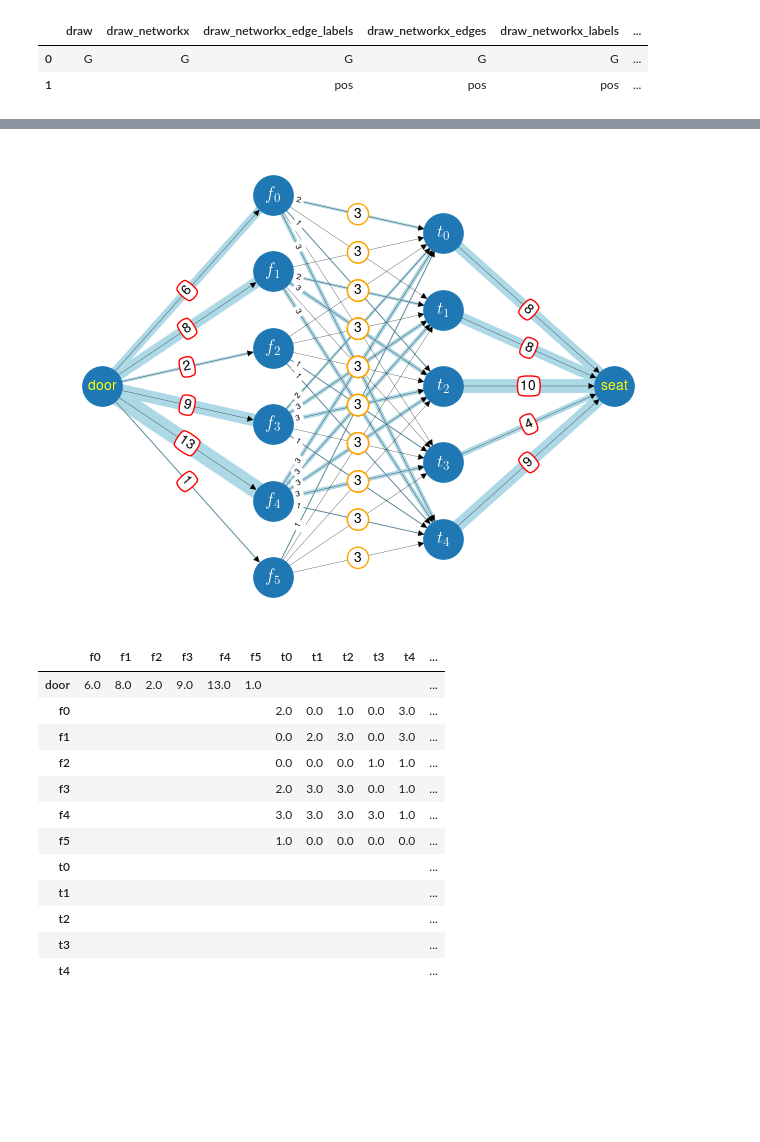
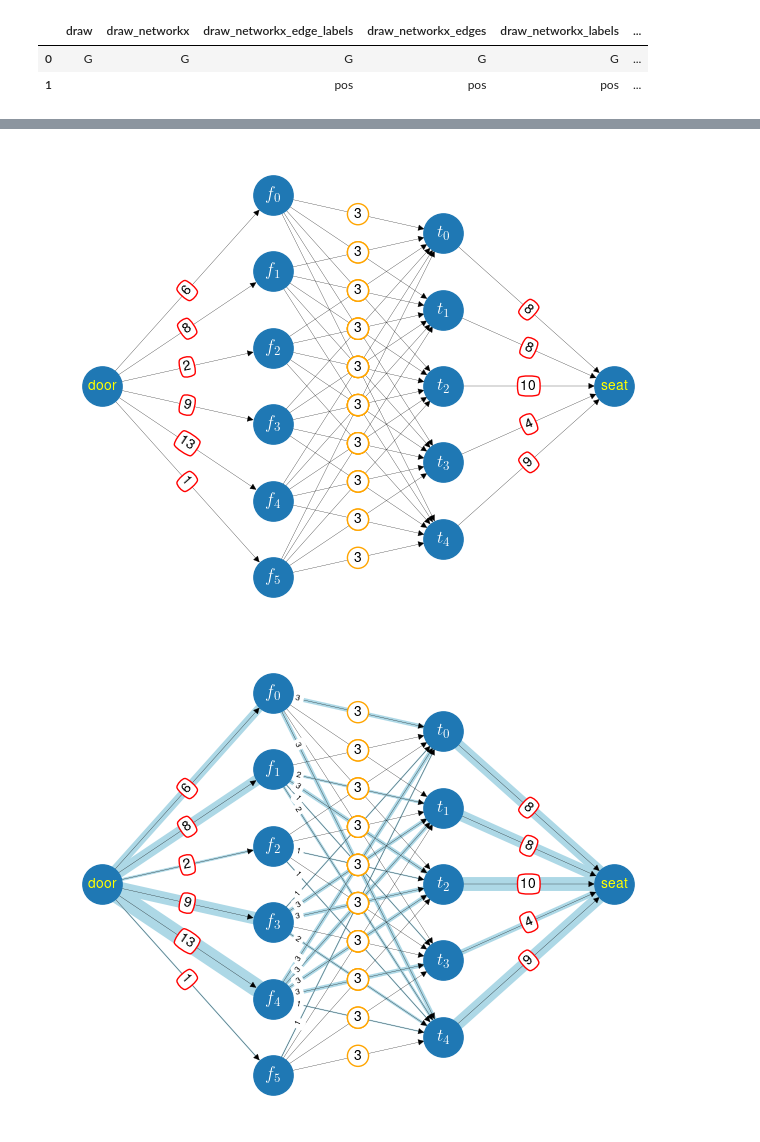
Before and after one commit to gromicho/tools, a Jupyter notebook: notebooks/book.ipynb, the cells around one changed output, grey strips where cells are left out. Drawn from its saved outputs; the diff is of its cells as text; code cells hidden in the pictures; blank space fills up the shorter version.

```diff
--- a/notebooks/book.ipynb
+++ b/notebooks/book.ipynb
@@ -95,23 +138,27 @@ functions = [ ( nx.draw_networkx_nodes, { 'node_size' : node_size } )
-# %%
-qnx.Draw( G, pos, functions, file_name=main_path+'test' )
-# %% [output]
-[figure, removed]
-# %%
-pd.DataFrame.from_dict(flow[-1],orient='index').fillna('')
-# %% [output]
-|  | f0 | f1 | f2 | f3 | f4 | f5 | t0 | t1 | t2 | t3 | t4 | ... |
-| door | 6.0 | 8.0 | 2.0 | 9.0 | 13.0 | 1.0 |  |  |  |  |  | ... |
-| f0 |  |  |  |  |  |  | 2.0 | 0.0 | 1.0 | 0.0 | 3.0 | ... |
-| f1 |  |  |  |  |  |  | 0.0 | 2.0 | 3.0 | 0.0 | 3.0 | ... |
-| f2 |  |  |  |  |  |  | 0.0 | 0.0 | 0.0 | 1.0 | 1.0 | ... |
-| f3 |  |  |  |  |  |  | 2.0 | 3.0 | 3.0 | 0.0 | 1.0 | ... |
-| f4 |  |  |  |  |  |  | 3.0 | 3.0 | 3.0 | 3.0 | 1.0 | ... |
-| f5 |  |  |  |  |  |  | 1.0 | 0.0 | 0.0 | 0.0 | 0.0 | ... |
-| t0 |  |  |  |  |  |  |  |  |  |  |  | ... |
-| t1 |  |  |  |  |  |  |  |  |  |  |  | ... |
-| t2 |  |  |  |  |  |  |  |  |  |  |  | ... |
-| t3 |  |  |  |  |  |  |  |  |  |  |  | ... |
-| t4 |  |  |  |  |  |  |  |  |  |  |  | ... |
+# %%
+def DinaSolutionSteps( G, pos ):
+    flow = nx.maximum_flow(G,'door','seat')
+    F = { (u,v) : flow[-1][u][v] for (u,v) in G.edges() }
+    f = { (u,v) : flow[-1][u][v] for (u,v) in G.edges() if flow[-1][u][v] and not u == 'door' and not v == 'seat' }
+
+    model_functions = DinaModelSteps( G, pos )
+    node_size = model_functions[0][-1]['node_size']
+
+    functions = [ ( nx.draw_networkx_edges, dict(width=list(F.values()), edge_color='lightblue', style='solid', alpha=None, arrowstyle='-', node_size=node_size) ) ] + \
+                model_functions + \
+                [ ( nx.draw_networkx_edge_labels, dict( edge_labels=f, rotate=True, label_pos=.85, font_size=6 ) ) ]
+    return functions
+# %%
+def DrawDina():
+    G = DinaNet()
+    pos = nx.multipartite_layout(G,subset_key='layer')
+    qnx.Draw( G, pos, DinaModelSteps(G,pos), file_name=GetFullName('dina_model') )
+    qnx.Draw( G, pos, DinaSolutionSteps(G,pos), file_name=GetFullName('dina_solution') )
+# %%
+DrawDina()
+# %% [output]
+[figure, added]
+[figure, added]
 # %%
 def Fig4():
     nodes = '''
```
Also changed, not shown: parts of 42 cells of this notebook, 1 other file.
